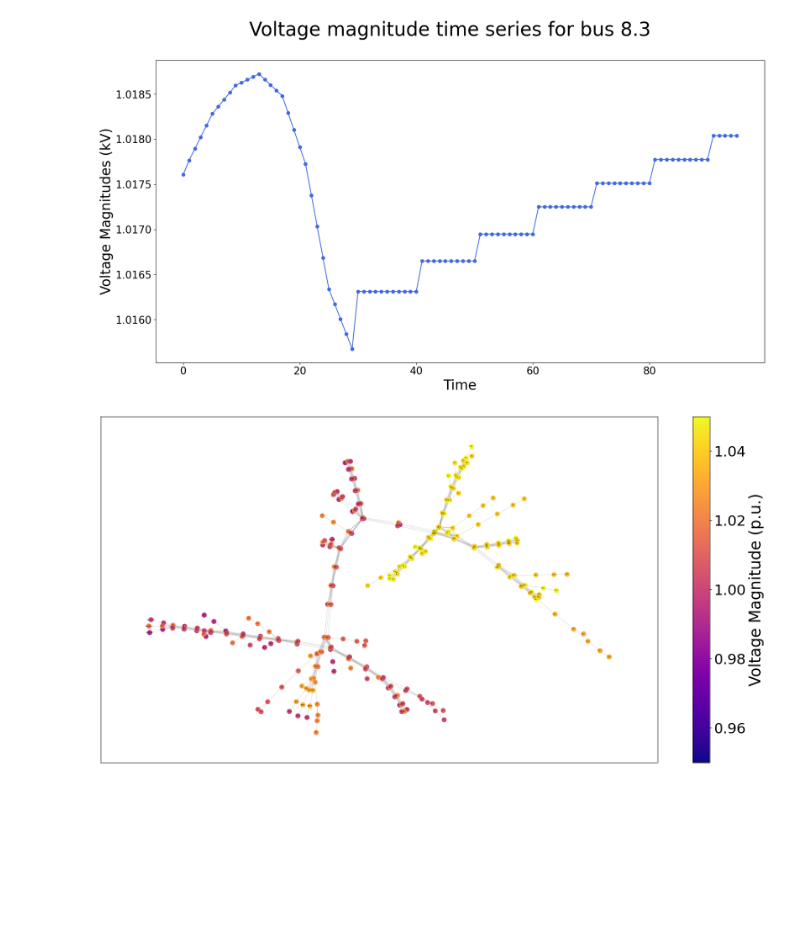
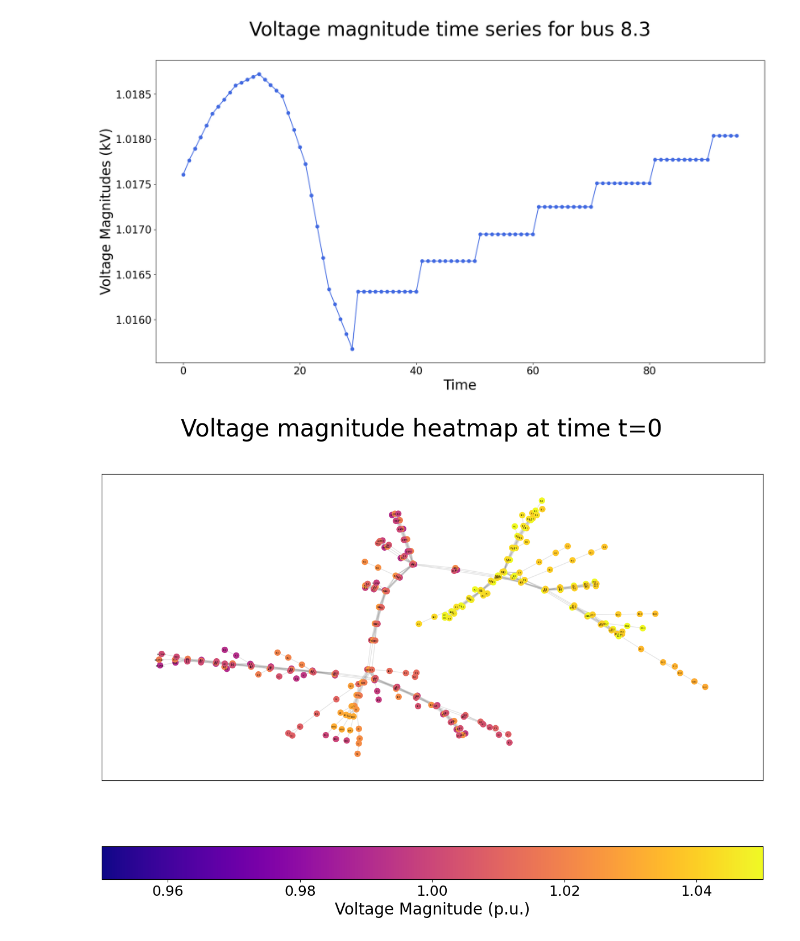
Before and after one commit to pnnl/oedisi_dopf, a Jupyter notebook: post_process/post_process.ipynb, the cells around one changed output. Saved outputs shown, nothing was run; the diff lists cells and outputs as text; code cells hidden in the pictures; blank space fills up the shorter version.

Commit message:
updated network plot

```diff
--- a/post_process/post_process.ipynb
+++ b/post_process/post_process.ipynb
@@ -316,8 +316,9 @@ def plot_network(
         time=0,
         **kwargs
         ) -> None:
-    label_fontsize = kwargs.get('fontsize', 25)
+    label_fontsize = kwargs.get('fontsize', 20)
     ticklabel_fontsize = label_fontsize - 2
+    title_fontsize = label_fontsize + 10
 
     # networkx graph
     network = nx.Graph()
@@ -349,41 +350,42 @@ def plot_network(
     voltages = df_voltages.iloc[time,:] / base_voltages
     dict_voltages = voltages.to_dict()
     n_colors = [voltages[n] for n in gcc.nodes]
-    suptitle = f"Voltage magnitude of all nodes at time t={time}"
+    suptitle = f"Voltage magnitude heatmap at time t={time}"
 
     # Draw the network
-    fig, ax = plt.subplots(figsize=(20, 10))
+    fig, ax = plt.subplots(figsize=(15, 10))
     nx.draw_networkx_nodes(
         gcc, pos, ax=ax,
         node_size=50, node_color=n_colors, cmap=cmap,
         vmin=0.95,vmax=1.05
         )
     nx.draw_networkx_edges(gcc, pos, alpha=0.1,edge_color='k', ax=ax)
     nx.draw_networkx_labels(gcc, pos, font_size=2, ax=ax)
 
     # Colorbar
     cobj = cm.ScalarMappable(cmap=cmap)
     cobj.set_clim(vmin=0.95, vmax=1.05)
-    cbar = fig.colorbar(cobj, ax=ax)
+    cbar = fig.colorbar(cobj, ax=ax, orientation= 'horizontal', pad=0.05)
     cbar.set_label("Voltage Magnitude (p.u.)", size=label_fontsize)
     cbar.ax.tick_params(labelsize = ticklabel_fontsize)
+    fig.suptitle(suptitle, fontsize=title_fontsize)
     fig.savefig(os.path.join(directory, "network.svg"))
     return
 
 
 # get topology data
 with open(os.path.join(directory, "topology.json")) as f:
     topology = Topology.parse_obj(json.load(f))
 
 
 # get voltage data
 voltage_real = feather.read_feather(
     os.path.join(directory, "voltage_real.feather")
 )
 voltage_imag = feather.read_feather(
     os.path.join(directory, "voltage_imag.feather")
 )
 true_voltages = np.abs(voltage_real.drop("time", axis=1) + 1j * voltage_imag.drop("time", axis=1))
 plot_network(topology, true_voltages)
 # %% [output]
-[figure, old version]
+[figure, new version]
```
Also changed, not shown: 1 other file.
